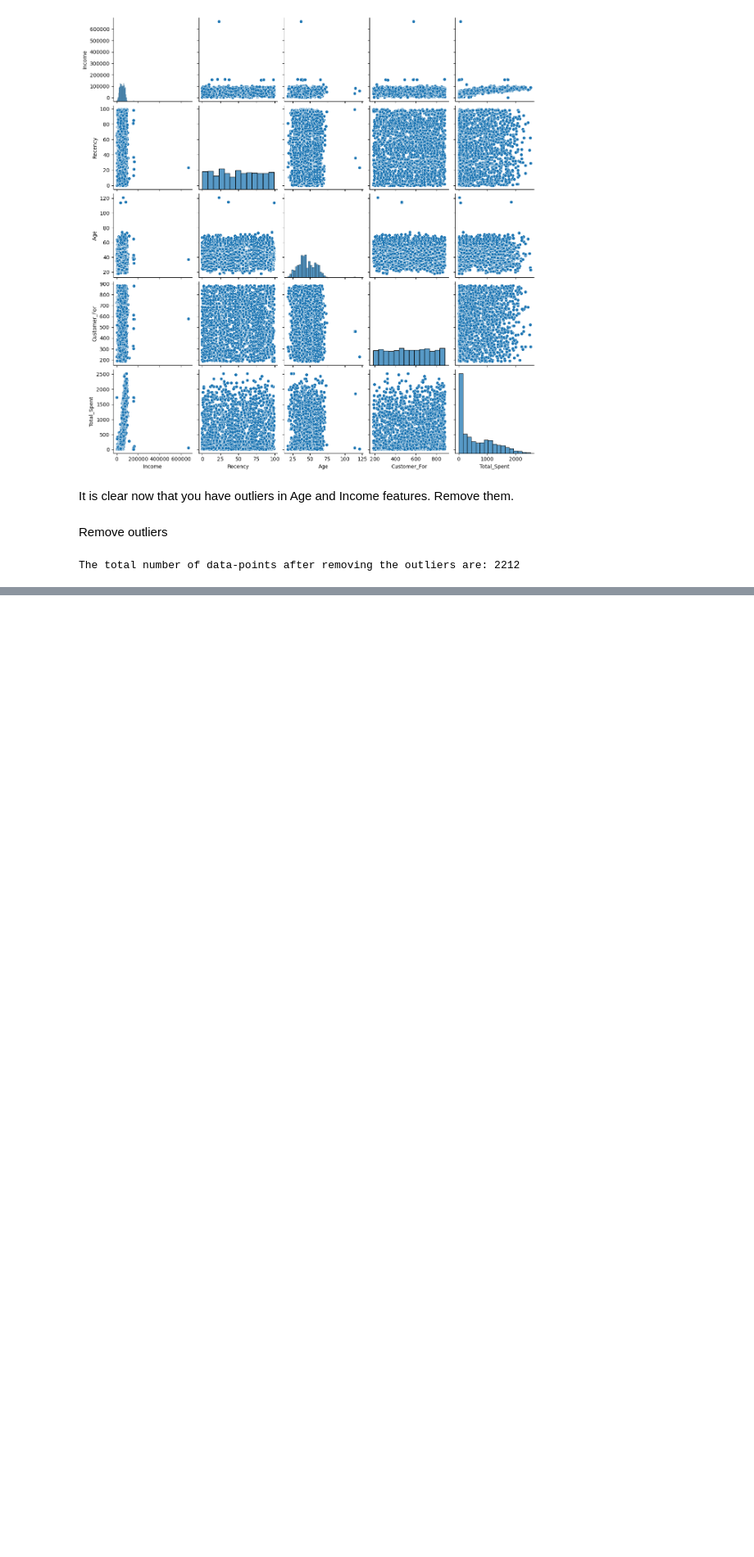
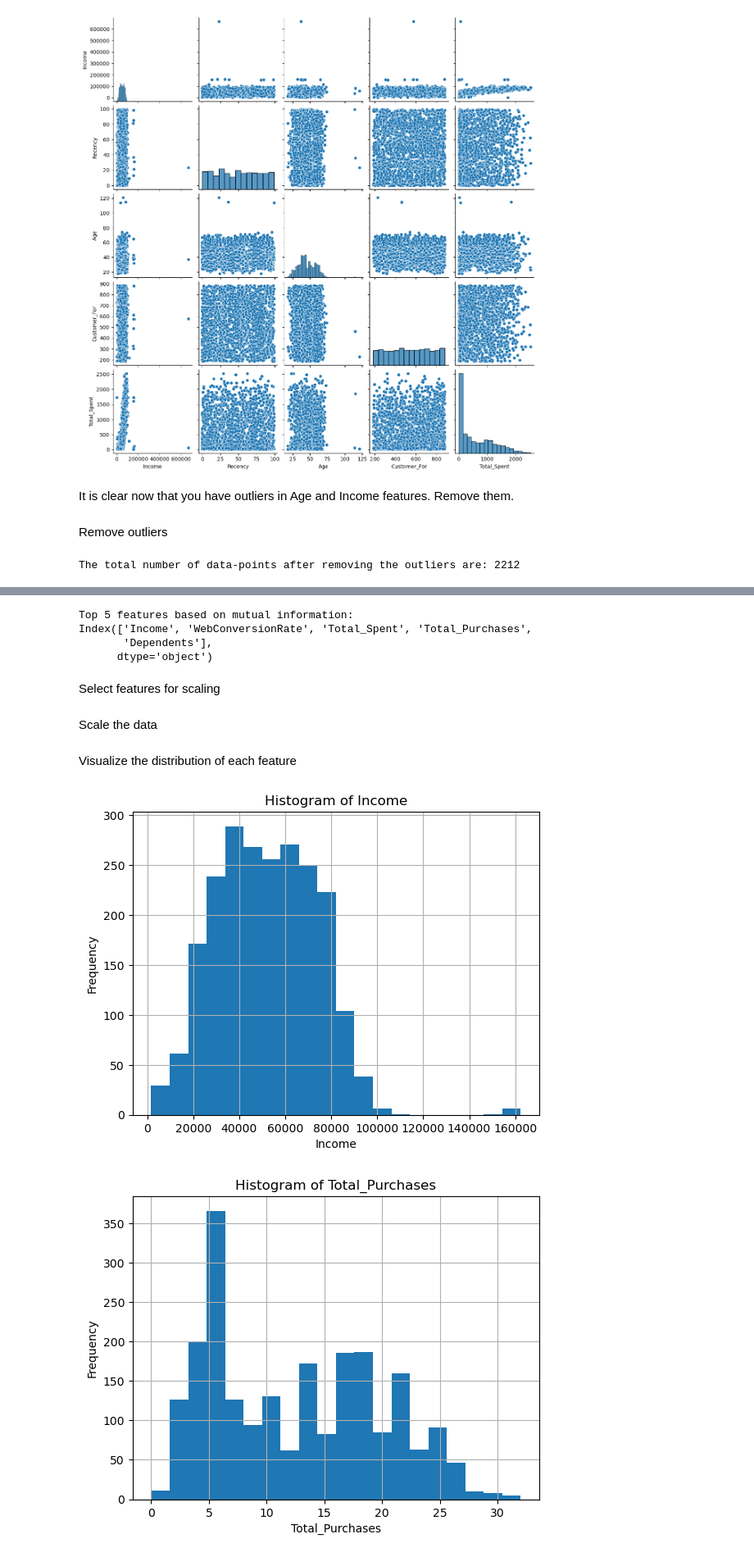
Before and after one commit to dasanmiguelv/clustering, a Jupyter notebook: Notebooks/customerSegmentatio.ipynb, the cells around one changed output, grey strips where cells are left out. Shown at 82% size. Drawn from its saved outputs; the diff is of its cells as text; code cells hidden in the pictures; blank space fills up the shorter version.

Commit message:
Data Preprocessing

```diff
--- a/Notebooks/customerSegmentatio.ipynb
+++ b/Notebooks/customerSegmentatio.ipynb
@@ -330,0 +335,2 @@ The total number of data-points after removing the outliers are: 2212
+# %%
+numeric_campaign_data = campaign_data.select_dtypes(include=np.number)
@@ -330,0 +339,3 @@ The total number of data-points after removing the outliers are: 2212
+# %%
+to_drop1 = ['Promo1', 'Promo2', 'Promo3', 'Promo4', 'Promo5', 'Promo6', 'Wine', 'Fruits', 'Meat', 'Fish', 'Sweets', 'Gold', 'Web', 'Catalog', 'Store']
+numeric_campaign_data = numeric_campaign_data.drop(to_drop1, axis=1)
@@ -330,0 +344,37 @@ The total number of data-points after removing the outliers are: 2212
+# %%
+from sklearn.feature_selection import SelectKBest, mutual_info_classif
+
+X = numeric_campaign_data.drop('Offers_Accepted', axis=1)
+y = numeric_campaign_data['Offers_Accepted']
+
+num_top_features = 5
+selector = SelectKBest(mutual_info_classif, k=num_top_features)
+selector.fit(X, y)
+
+selected_features = X.columns[selector.get_support()]
+print(f"Top {num_top_features} features based on mutual information:")
+print(selected_features)
+# %% [output]
+Top 5 features based on mutual information:
+Index(['Income', 'WebConversionRate', 'Total_Spent', 'Total_Purchases',
+       'Dependents'],
+      dtype='object')
+# %% [markdown]
+Select features for scaling
+# %%
+campaign_data_scale = numeric_campaign_data[['Income', 'Total_Purchases', 'WebConversionRate', 'Total_Spent', 'Offers_Accepted']]
+# %% [markdown]
+Scale the data
+# %% [markdown]
+Visualize the distribution of each feature
+# %%
+for column in campaign_data_scale.columns:
+    plt.figure()
+    campaign_data_scale[column].hist(bins=20)
+    plt.title(f'Histogram of {column}')
+    plt.xlabel(column)
+    plt.ylabel('Frequency')
+    plt.show()
+# %% [output]
+[figure, added]
+[figure, added]
```
Also changed, not shown: parts of 15 cells of this notebook.
